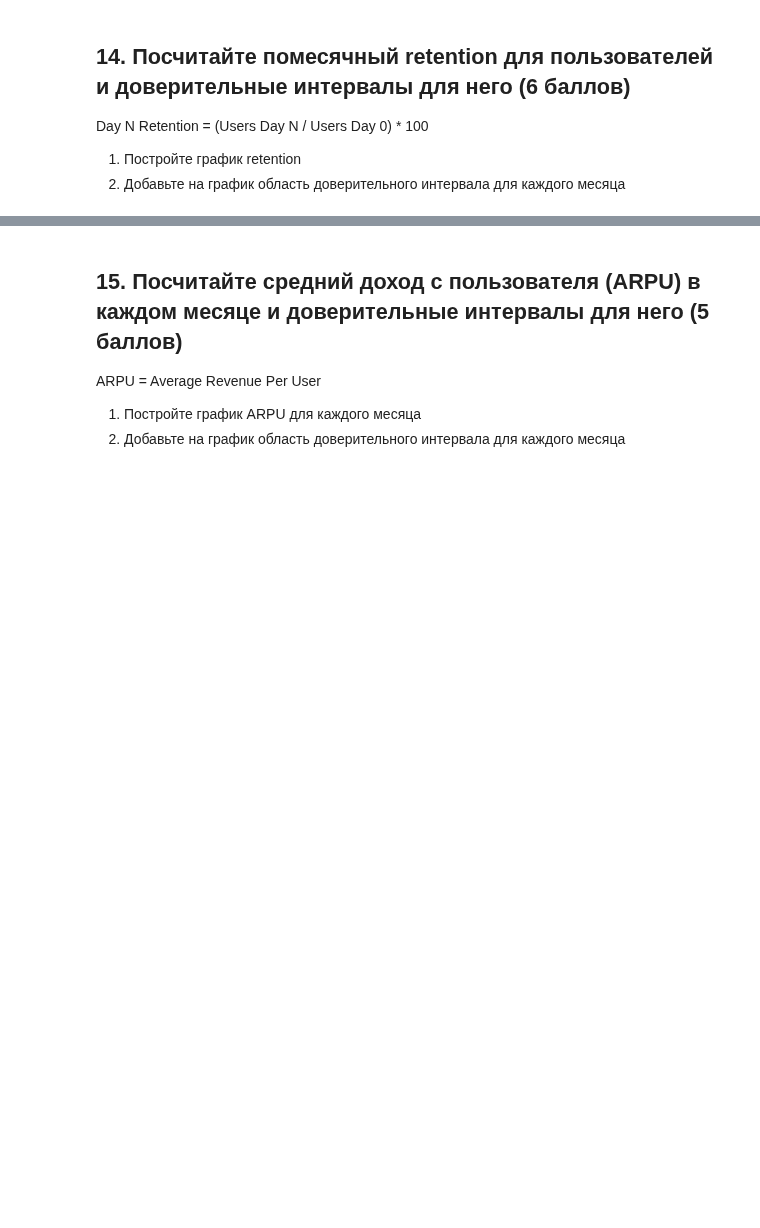
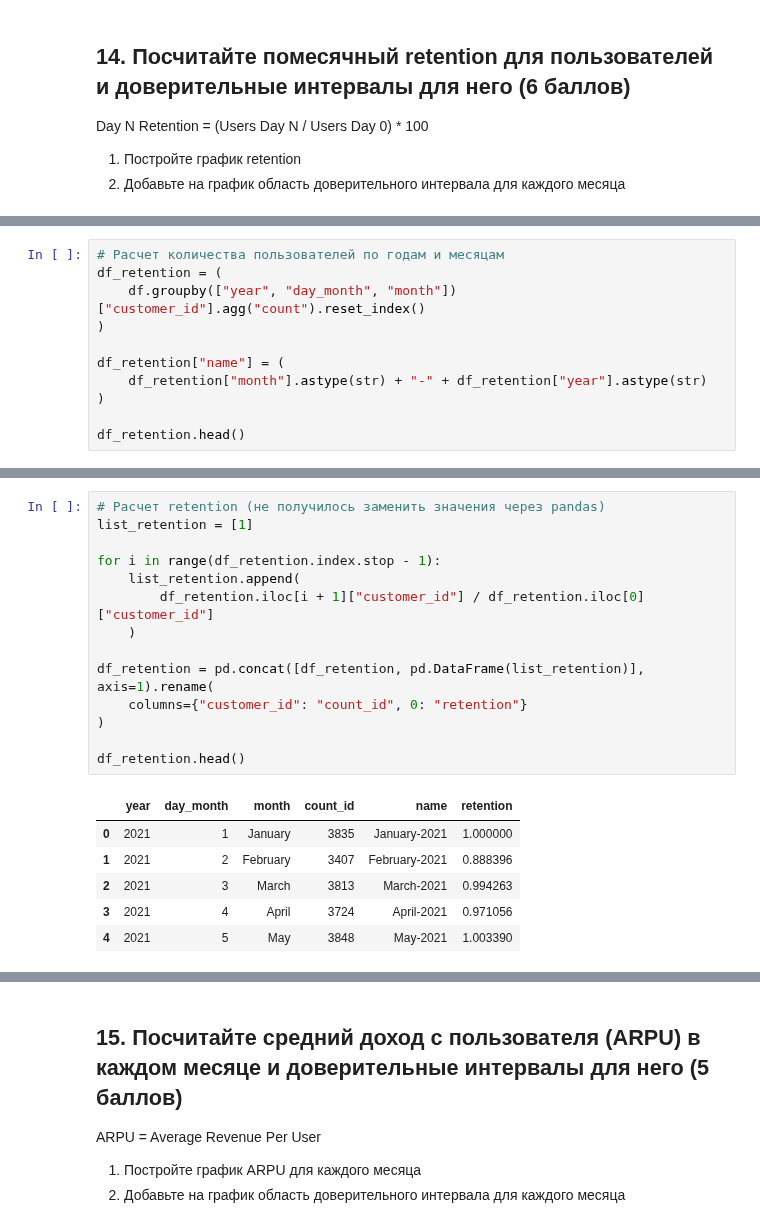
Before and after one commit to hilkovich/itmo_math_stat, a Jupyter notebook: homework_2/HW_2.ipynb, the cells around one changed output, grey strips where cells are left out. Cells and saved outputs as stored; diff of their text form; blank space fills up the shorter version.

```diff
--- a/homework_2/HW_2.ipynb
+++ b/homework_2/HW_2.ipynb
@@ -682,0 +643,11 @@ invoice_date_retention.head()
+# %%
+# Расчет количества пользователей по годам и месяцам
+df_retention = (
+    df.groupby(["year", "day_month", "month"])["customer_id"].agg("count").reset_index()
+)
+
+df_retention["name"] = (
+    df_retention["month"].astype(str) + "-" + df_retention["year"].astype(str)
+)
+
+df_retention.head()
@@ -682,0 +661,21 @@ invoice_date_retention.head()
+# %%
+# Расчет retention (не получилось заменить значения через pandas)
+list_retention = [1]
+
+for i in range(df_retention.index.stop - 1):
+    list_retention.append(
+        df_retention.iloc[i + 1]["customer_id"] / df_retention.iloc[0]["customer_id"]
+    )
+
+df_retention = pd.concat([df_retention, pd.DataFrame(list_retention)], axis=1).rename(
+    columns={"customer_id": "count_id", 0: "retention"}
+)
+
+df_retention.head()
+# %% [output]
+|  | year | day_month | month | count_id | name | retention |
+| 0 | 2021 | 1 | January | 3835 | January-2021 | 1.000000 |
+| 1 | 2021 | 2 | February | 3407 | February-2021 | 0.888396 |
+| 2 | 2021 | 3 | March | 3813 | March-2021 | 0.994263 |
+| 3 | 2021 | 4 | April | 3724 | April-2021 | 0.971056 |
+| 4 | 2021 | 5 | May | 3848 | May-2021 | 1.003390 |
```
Also changed, not shown: parts of 29 cells of this notebook.
